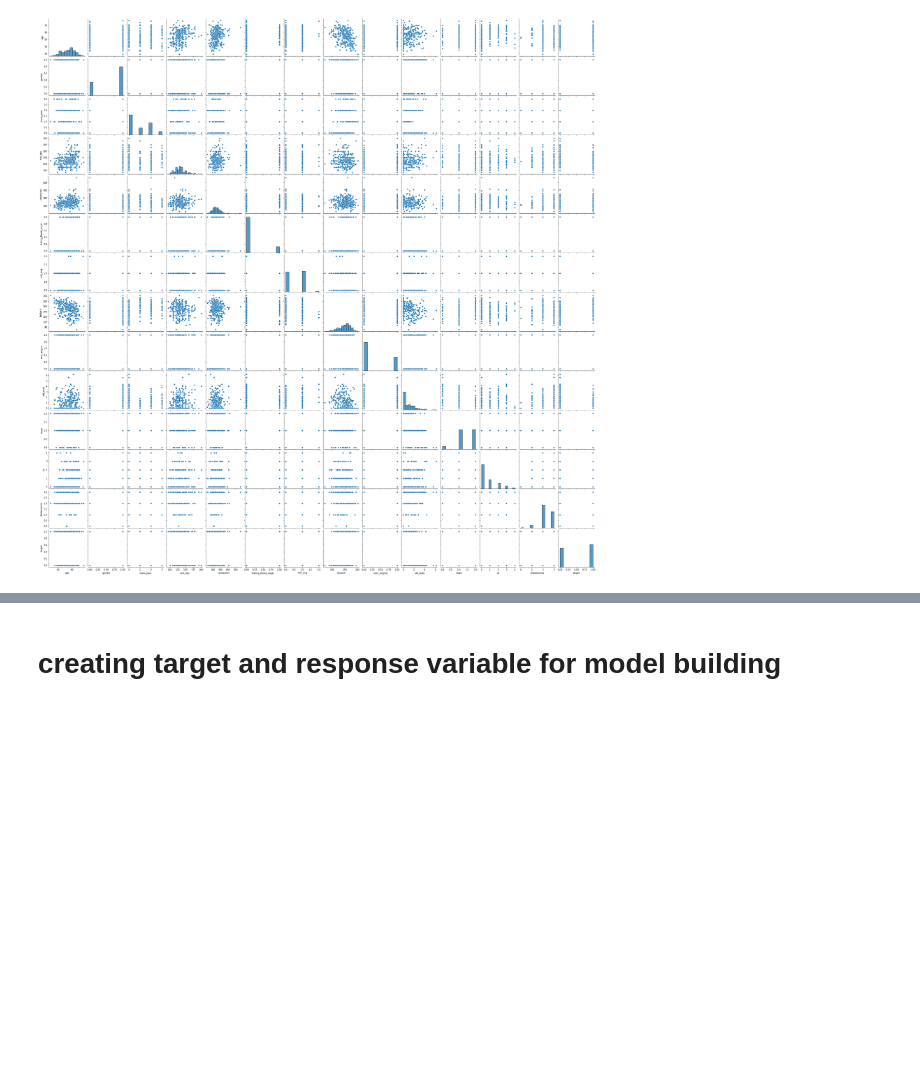
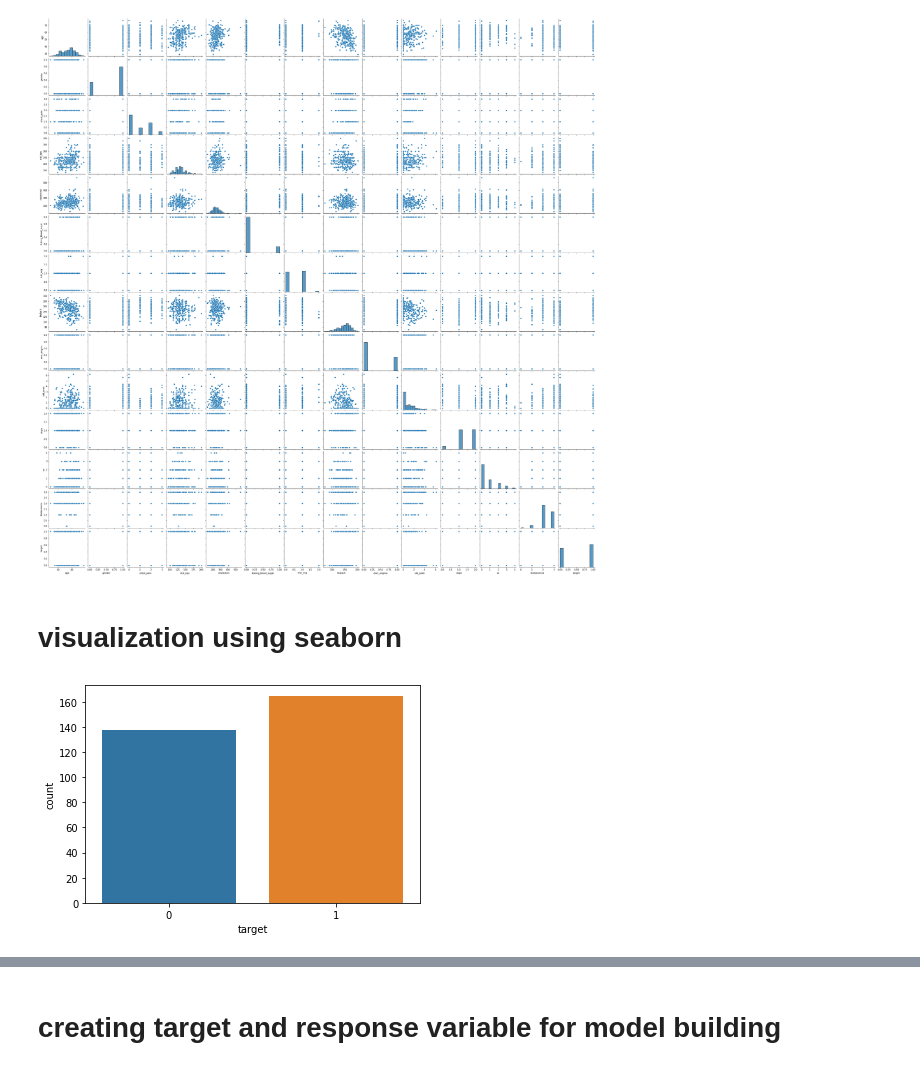
Before and after one commit to Masterak25/ML_AK, a Jupyter notebook: Heartdisease_logistics.ipynb, the cells around one changed output, grey strips where cells are left out. Cells and saved outputs as stored; diff of their text form; code cells hidden in the pictures; blank space fills up the shorter version.

```diff
--- a/Heartdisease_logistics.ipynb
+++ b/Heartdisease_logistics.ipynb
@@ -88,3 +116,9 @@ plt.show()
 sns.pairplot(df);
 # %% [output]
 [figure]
+# %% [markdown]
+# visualization using seaborn
+# %%
+sns.countplot(df['target']);
+# %% [output]
+[figure, added]
```
Also changed, not shown: parts of 12 cells of this notebook.
